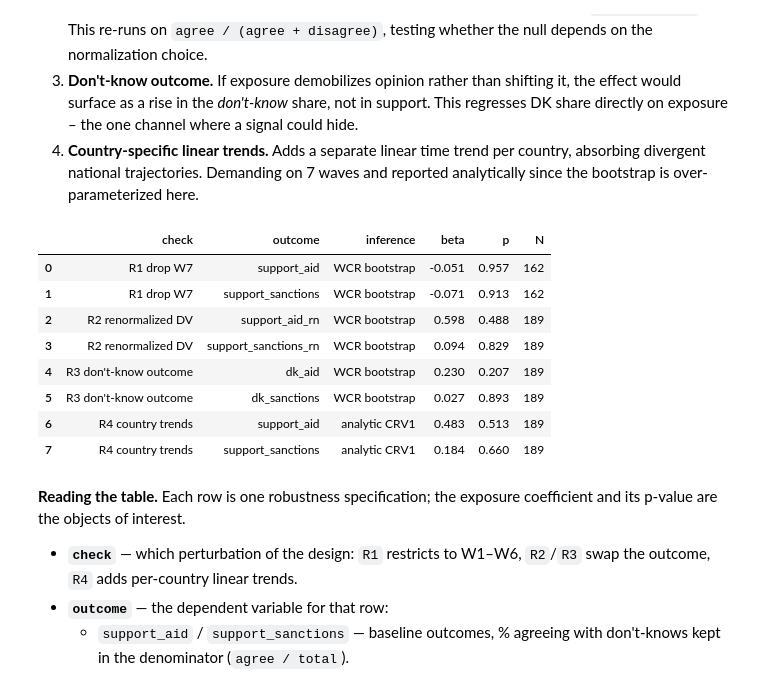
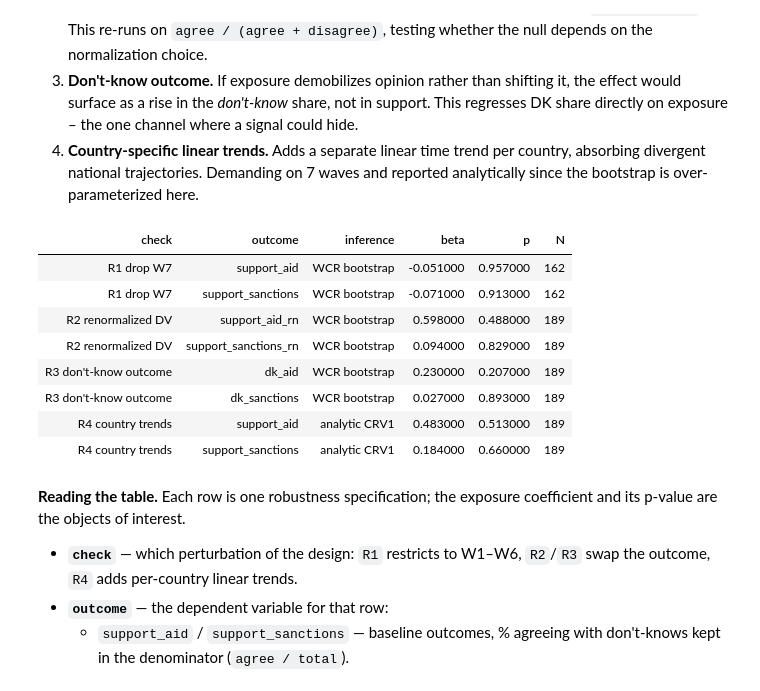
Before and after one commit to kam-eeel/pol380-research, a Jupyter notebook: analysis.ipynb, the cells around one changed output. Saved outputs shown, nothing was run; the diff lists cells and outputs as text; code cells hidden in the pictures.

```diff
--- a/analysis.ipynb
+++ b/analysis.ipynb
@@ -514,40 +514,40 @@ rob = panel.merge(_aug, on=["eb_n", "iso2"], how="left", validate="one_to_one")
 # %%
 import warnings
 
 ctrls_t = ("gdp_pc", "hicp", "displaced_share")
 
 rows = []
 for label, frame, dvs in [
     ("R1 drop W7", rob[rob.wave_num < 7], ["support_aid", "support_sanctions"]),
     ("R2 renormalized DV", rob, ["support_aid_rn", "support_sanctions_rn"]),
     ("R3 don't-know outcome", rob, ["dk_aid", "dk_sanctions"]),
 ]:
     for dv in dvs:
         b, p = wcr_wildboot(frame, dv, controls=ctrls_t)
         rows.append([label, dv, "WCR bootstrap", round(b, 3), round(p, 3), len(frame)])
 
 # R4 country-specific linear trends – analytic CRV1 (bootstrap over-parameterized with 27 trends).
 # Slovakia's trend is collinear with the FE block and is dropped; expected, not an error.
 with warnings.catch_warnings():
     warnings.simplefilter("ignore")
     for dv in ["support_aid", "support_sanctions"]:
         m = pf.feols(f"{dv} ~ exposure + gdp_pc + hicp + displaced_share + C(iso2):wave_num"
                      f" | iso2 + wave_num", rob, vcov={"CRV1": "iso2"})  # type: ignore[arg-type]
         rows.append(["R4 country trends", dv, "analytic CRV1",
                      round(m.coef()["exposure"], 3), round(m.pvalue()["exposure"], 3), len(rob)])
 
 rob_tbl = pd.DataFrame(rows, columns=["check", "outcome", "inference", "beta", "p", "N"])
-rob_tbl
+rob_tbl.style.hide(axis="index")
 # %% [output]
-|  | check | outcome | inference | beta | p | N |
-| 0 | R1 drop W7 | support_aid | WCR bootstrap | -0.051 | 0.957 | 162 |
-| 1 | R1 drop W7 | support_sanctions | WCR bootstrap | -0.071 | 0.913 | 162 |
-| 2 | R2 renormalized DV | support_aid_rn | WCR bootstrap | 0.598 | 0.488 | 189 |
-| 3 | R2 renormalized DV | support_sanctions_rn | WCR bootstrap | 0.094 | 0.829 | 189 |
-| 4 | R3 don't-know outcome | dk_aid | WCR bootstrap | 0.230 | 0.207 | 189 |
-| 5 | R3 don't-know outcome | dk_sanctions | WCR bootstrap | 0.027 | 0.893 | 189 |
-| 6 | R4 country trends | support_aid | analytic CRV1 | 0.483 | 0.513 | 189 |
-| 7 | R4 country trends | support_sanctions | analytic CRV1 | 0.184 | 0.660 | 189 |
+| check | outcome | inference | beta | p | N |
+| R1 drop W7 | support_aid | WCR bootstrap | -0.051000 | 0.957000 | 162 |
+| R1 drop W7 | support_sanctions | WCR bootstrap | -0.071000 | 0.913000 | 162 |
+| R2 renormalized DV | support_aid_rn | WCR bootstrap | 0.598000 | 0.488000 | 189 |
+| R2 renormalized DV | support_sanctions_rn | WCR bootstrap | 0.094000 | 0.829000 | 189 |
+| R3 don't-know outcome | dk_aid | WCR bootstrap | 0.230000 | 0.207000 | 189 |
+| R3 don't-know outcome | dk_sanctions | WCR bootstrap | 0.027000 | 0.893000 | 189 |
+| R4 country trends | support_aid | analytic CRV1 | 0.483000 | 0.513000 | 189 |
+| R4 country trends | support_sanctions | analytic CRV1 | 0.184000 | 0.660000 | 189 |
 # %% [markdown]
 **Reading the table.** Each row is one robustness specification; the exposure coefficient and its p-value are the objects of interest.
 
```
Also changed, not shown: parts of 7 cells of this notebook, 5 other files.
